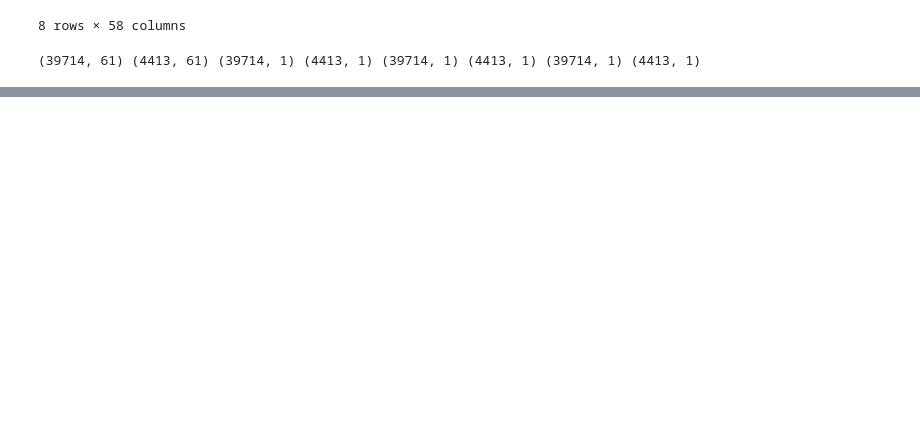
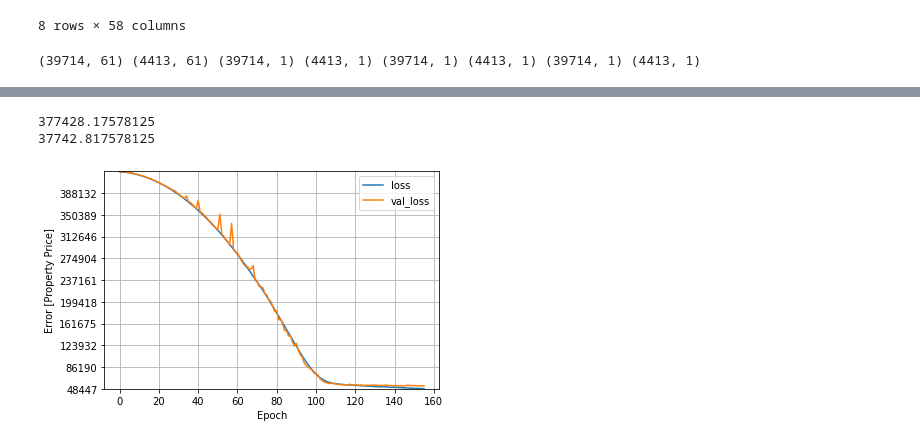
Before and after one commit to jayportfolio/capstone_streamlit, a Jupyter notebook: process/E_train_model/iteration10/it10_neural_network__20221130.ipynb, the cells around one changed output, grey strips where cells are left out. Drawn from its saved outputs; the diff is of its cells as text; code cells hidden in the pictures; blank space fills up the shorter version.

```diff
--- a/process/E_train_model/iteration10/it10_neural_network__20221130.ipynb
+++ b/process/E_train_model/iteration10/it10_neural_network__20221130.ipynb
@@ -583,10 +665,11 @@ callback_x1 = tf.keras.callbacks.EarlyStopping(
 callback_x2 = tf.keras.callbacks.EarlyStopping(monitor='loss', patience=3)
 # %%
 val_split = 0.1
+min_delta=0 #10, #50, #10, #50,
 
 callback = tf.keras.callbacks.EarlyStopping(
-    monitor="loss", #"val_loss",
-    min_delta=50, #10, #50,
+    monitor="val_loss", #"loss", #"val_loss",
+    min_delta=min_delta,
     patience=10,
     verbose=1,
     mode="min",
@@ -651,18 +747,29 @@ hist.tail()
 # %%
 def plot_loss(history):
     plt.plot(history.history['loss'], label='loss')
     plt.plot(history.history['val_loss'], label='val_loss')
     #plt.ylim([0, 10])
     min_y = min(min(history.history['val_loss']),min(history.history['loss'])) - 100
     #max_y = min(max(history.history['val_loss']),max(history.history['loss'])) + 500
-    max_y = min(sorted(history.history['val_loss'])[-3],sorted(history.history['loss'])[-3]) + 100
+    #max_y = min(sorted(history.history['val_loss'])[-3],sorted(history.history['loss'])[-3]) + 100
+    max_y = min(sorted(history.history['val_loss'])[-1],sorted(history.history['val_loss'])[-1])
+
+    print(max_y - min_y)
+    ticks = (max_y - min_y)/10
+    print(ticks)
+
     plt.ylim([min_y, max_y])
     plt.xlabel('Epoch')
     plt.ylabel('Error [Property Price]')
     plt.legend()
     plt.grid(True)
+    plt.yticks(np.arange(min_y, max_y, ticks))  # JHJH
 
 
 plot_loss(history)
+# %% [output]
+377428.17578125
+37742.817578125
+[figure, added]
 # %%
 y_pred = trainable_model.predict(X_test)
```
Also changed, not shown: parts of 19 cells of this notebook, 12 other files.
